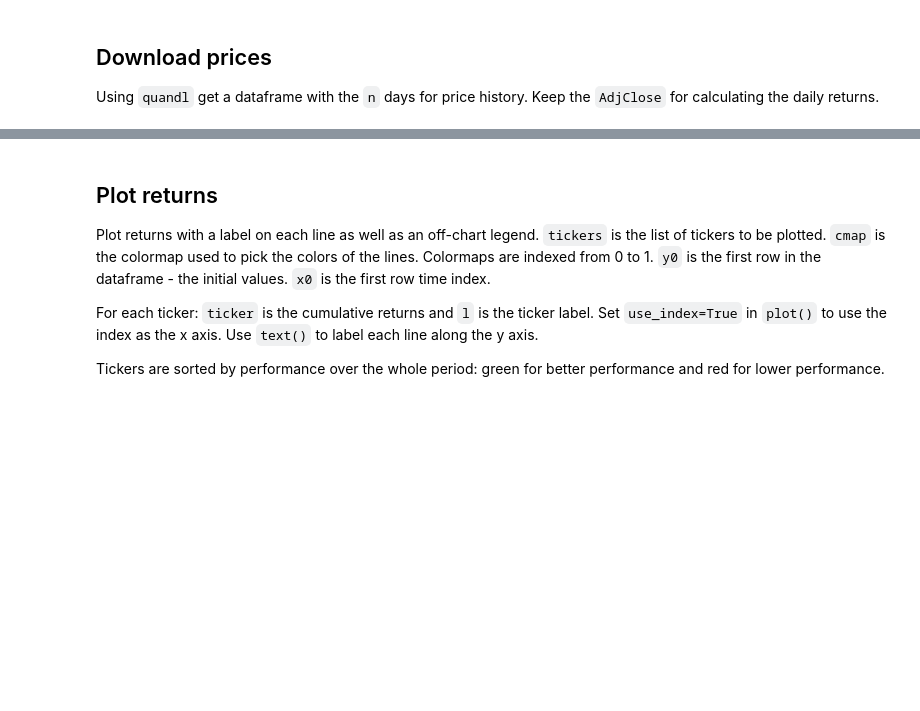
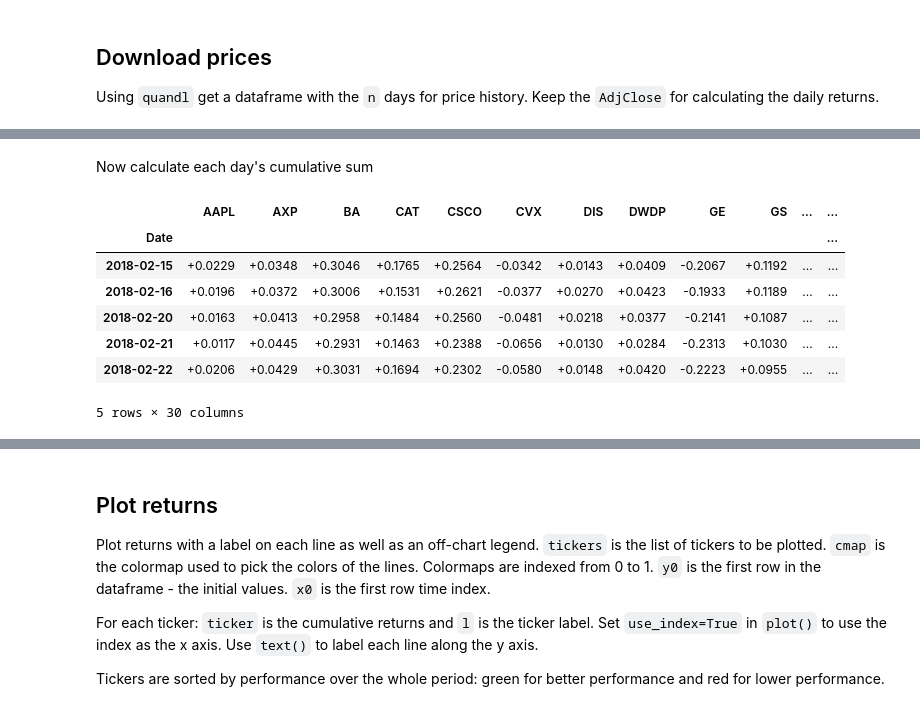
Before and after one commit to cygnyx/cygnyx.github.io, a Jupyter notebook: notebooks/DowComponentPerformance.ipynb, the cells around one changed output, grey strips where cells are left out. Drawn from its saved outputs; the diff is of its cells as text; code cells hidden in the pictures; blank space fills up the shorter version.

```diff
--- a/notebooks/DowComponentPerformance.ipynb
+++ b/notebooks/DowComponentPerformance.ipynb
@@ -53,0 +76,15 @@ cumret = cumret / cumret.tail(1).values[0,:]
+# %% [markdown]
+Now calculate each day's cumulative sum
+# %%
+cumret = returns.fillna(0).cumsum()
+
+cumret.tail()
+# %% [output]
+|  | AAPL | AXP | BA | CAT | CSCO | CVX | DIS | DWDP | GE | GS | ... | ... |
+| Date |  |  |  |  |  |  |  |  |  |  |  | ... |
+| 2018-02-15 | +0.0229 | +0.0348 | +0.3046 | +0.1765 | +0.2564 | -0.0342 | +0.0143 | +0.0409 | -0.2067 | +0.1192 | ... | ... |
+| 2018-02-16 | +0.0196 | +0.0372 | +0.3006 | +0.1531 | +0.2621 | -0.0377 | +0.0270 | +0.0423 | -0.1933 | +0.1189 | ... | ... |
+| 2018-02-20 | +0.0163 | +0.0413 | +0.2958 | +0.1484 | +0.2560 | -0.0481 | +0.0218 | +0.0377 | -0.2141 | +0.1087 | ... | ... |
+| 2018-02-21 | +0.0117 | +0.0445 | +0.2931 | +0.1463 | +0.2388 | -0.0656 | +0.0130 | +0.0284 | -0.2313 | +0.1030 | ... | ... |
+| 2018-02-22 | +0.0206 | +0.0429 | +0.3031 | +0.1694 | +0.2302 | -0.0580 | +0.0148 | +0.0420 | -0.2223 | +0.0955 | ... | ... |
+5 rows × 30 columns
```
Also changed, not shown: parts of 12 cells of this notebook.
